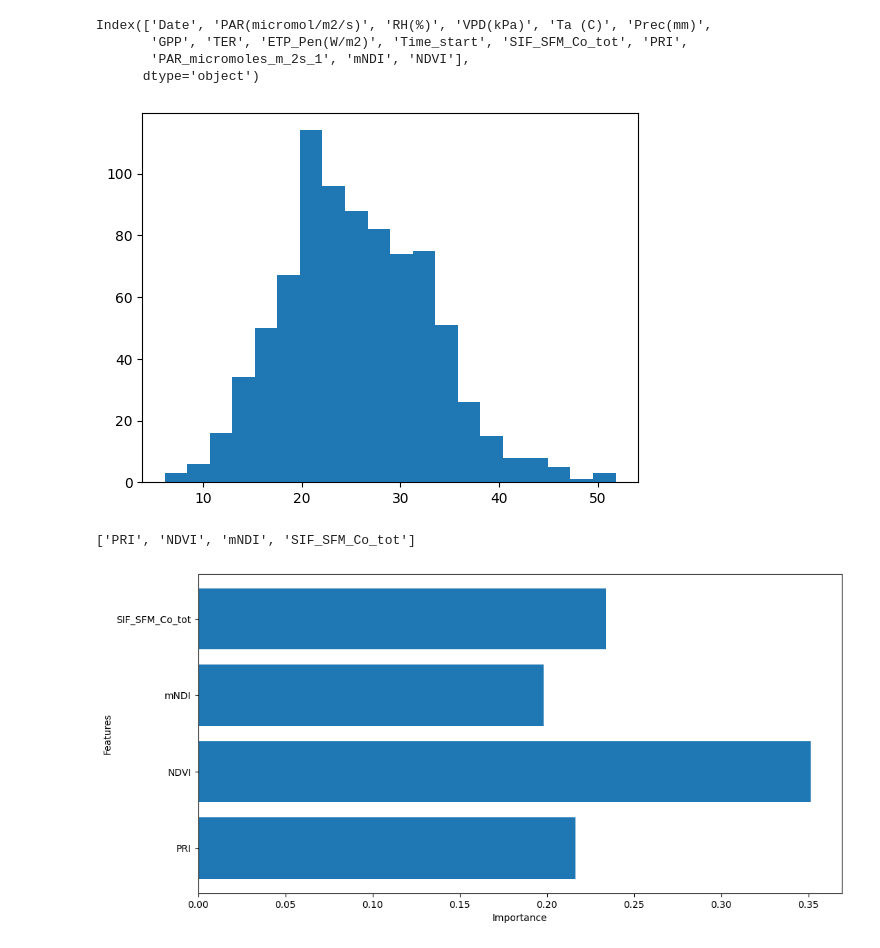
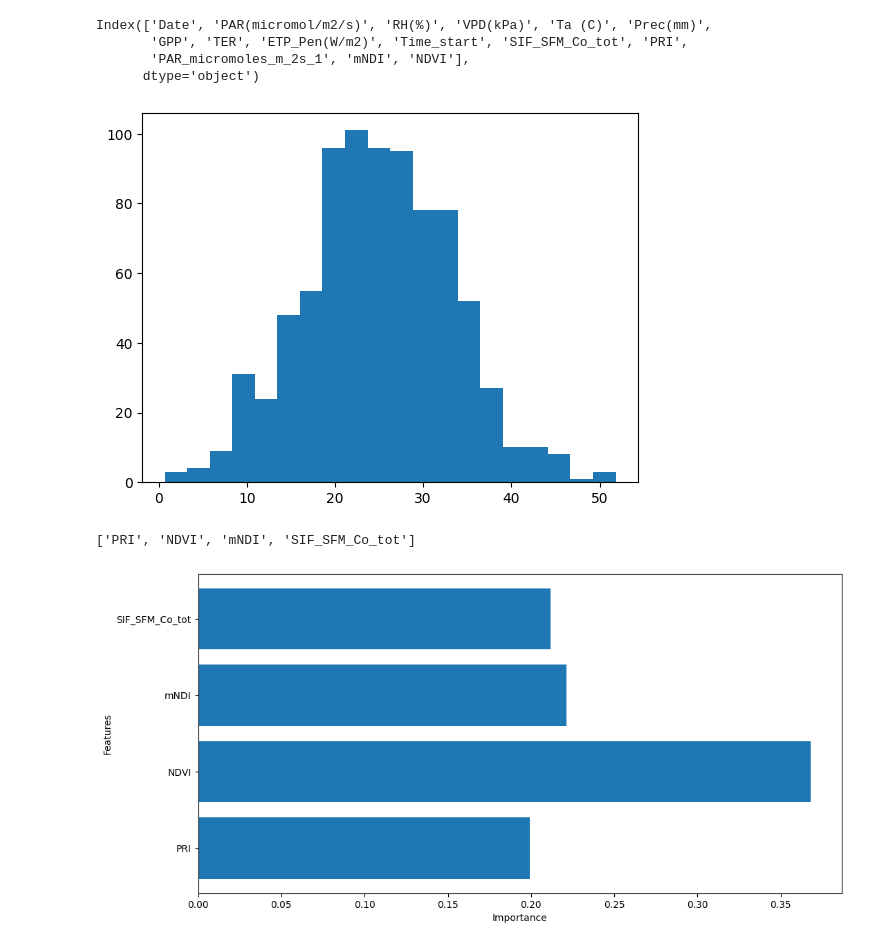
Before and after one commit to KamelSOUDANI/ICOS_FrFonSunInducedFluorescence, a Jupyter notebook: Codes/Syn_SIF_FS_PRI_GPP.ipynb, the cells around one changed output. Drawn from its saved outputs; the diff is of its cells as text; code cells hidden in the pictures.

```diff
--- a/Codes/Syn_SIF_FS_PRI_GPP.ipynb
+++ b/Codes/Syn_SIF_FS_PRI_GPP.ipynb
@@ -229,6 +260,6 @@ df_Flux_select=df_Flux.select('Date','PAR(micromol/m2/s)','RH(%)','VPD(kPa)','Ta
 # %% [markdown]
 #### 4.2. Convert pySpark DataFrame to Pandas DataFrame for plotting
 # %%
-p_df_Flux_select= df_Flux_select.toPandas()
-p_df_Flux_select['Date'] = pd.to_datetime(p_df_Flux_select['Date'])
-p_df_Flux_select.set_index('Date', inplace=True)
+p_df_Flux_select_orig= df_Flux_select.toPandas()
+p_df_Flux_select_orig['Date'] = pd.to_datetime(p_df_Flux_select_orig['Date'])
+p_df_Flux_select_orig.set_index('Date', inplace=True)
@@ -256,8 +293,7 @@ plt.show()
 #### 5.1 Set the key columns for the join
 # %%
 # Spectral data : SpectralData_df_30mn resampled every 30mn
-
-Filtered_SpectralData_usedInRF=p_df_filtered[['SIF_SFM_Co_tot','PRI','PAR_micromoles_m_2s_1','mNDI','NDVI']]
+Filtered_SpectralData_usedInRF=SpectralData_df_30mn[['SIF_SFM_Co_tot','PRI','PAR_micromoles_m_2s_1','mNDI','NDVI']]
 Filtered_SpectralData_usedInRF_30m = Filtered_SpectralData_usedInRF.resample('30T').mean()
 Filtered_SpectralData_usedInRF_30m.head()
 # %% [output]
@@ -345,6 +365,9 @@ df_description_spectData
 # %%
 
-p_df_Flux_select = p_df_Flux_select.replace(-9999, pd.NA)
-df_description_FluxData = p_df_Flux_select.describe()
-df_description_FluxData
+p_df_Flux_select = p_df_Flux_select_orig.replace(-9999, pd.NA)
+
+p_df_Flux_select=p_df_Flux_select.reset_index()
+p_df_Flux_select['timestamp'] = pd.to_datetime(p_df_Flux_select['Date'])
+
+p_df_Flux_select.head()
 # %% [output]
@@ -388,10 +409,10 @@ print(SpecData_Flux_Merged)
 # %% [markdown]
 #### 6.1. Filtering over time
 # %%
-start_date = '2022-05-15'
-end_date = '2022-08-30'
-start_hour = 8
-end_hour = 18
+start_date = '2022-05-01'
+end_date = '2022-08-31'
+start_hour = 10
+end_hour = 14
 SpecData_Flux_Merged=SpecData_Flux_Merged.set_index('timestamp')
 mask = (SpecData_Flux_Merged.index.date >= pd.to_datetime(start_date).date()) & \
        (SpecData_Flux_Merged.index.date <= pd.to_datetime(end_date).date()) & \
@@ -500,10 +519,10 @@ import matplotlib.pyplot as plt
 from sklearn.ensemble import RandomForestRegressor
 from sklearn.inspection import PartialDependenceDisplay
 from sklearn.model_selection import train_test_split
-SpecData_Flux_Merged_filtered=SpecData_Flux_Merged_filtered[(SpecData_Flux_Merged_filtered['PAR(micromol/m2/s)']>= 0) & (SpecData_Flux_Merged_filtered['GPP'] > 0)]
-X = SpecData_Flux_Merged_filtered[['PRI', 'NDVI', 'mNDI','SIF_SFM_Co_tot']]
-y = SpecData_Flux_Merged_filtered['GPP']
-plt.hist('GPP', bins=20, data=SpecData_Flux_Merged_filtered)
+SpecData_Flux_Merged_filtered_used=SpecData_Flux_Merged_filtered[(SpecData_Flux_Merged_filtered['PAR(micromol/m2/s)']>= 0) & (SpecData_Flux_Merged_filtered['GPP'] > 0)]
+X = SpecData_Flux_Merged_filtered_used[['PRI', 'NDVI', 'mNDI','SIF_SFM_Co_tot']]
+y = SpecData_Flux_Merged_filtered_used['GPP']
+plt.hist('GPP', bins=20, data=SpecData_Flux_Merged_filtered_used)
 plt.show()
 # Split the data into training and testing sets
 X_train, X_test, y_train, y_test = train_test_split(X, y, test_size=0.5, random_state=42)
@@ -517,33 +536,33 @@ print(feature_names)
 # Plot feature importances
 plt.figure(figsize=(12, 6))
 plt.barh(feature_names, my_model.feature_importances_)
 plt.xlabel('Importance')
 plt.ylabel('Features')
 plt.show()
 
 # Plot partial dependence
 featuresd = [0, 1, 2, 3]  # column numbers of plots we want to show
 feature_namesd = ['PRI', 'NDVI', 'mNDI','SIF_SFM_Co_tot']  # labels on graphs
 disp = PartialDependenceDisplay.from_estimator(
     my_model,
     X,
     features,
     feature_names=feature_namesd,
     grid_resolution=10,
 )
 disp.plot()
 plt.show()
 
 # Predict the target variable for the testing data
 y_pred = my_model.predict(X_test)
 
 # Plot observed vs predicted values
 plt.scatter(y_test, y_pred)
 plt.xlabel('Observed')
 plt.ylabel('Predicted')
 plt.plot([y_test.min(), y_test.max()], [y_test.min(), y_test.max()], 'k--', lw=2)
 plt.show()
 # %% [output]
-[figure, old version]
+[figure, new version]
 ['PRI', 'NDVI', 'mNDI', 'SIF_SFM_Co_tot']
-[figure, old version]
+[figure, new version]
```
Also changed, not shown: parts of 28 cells of this notebook, 1 other file.
